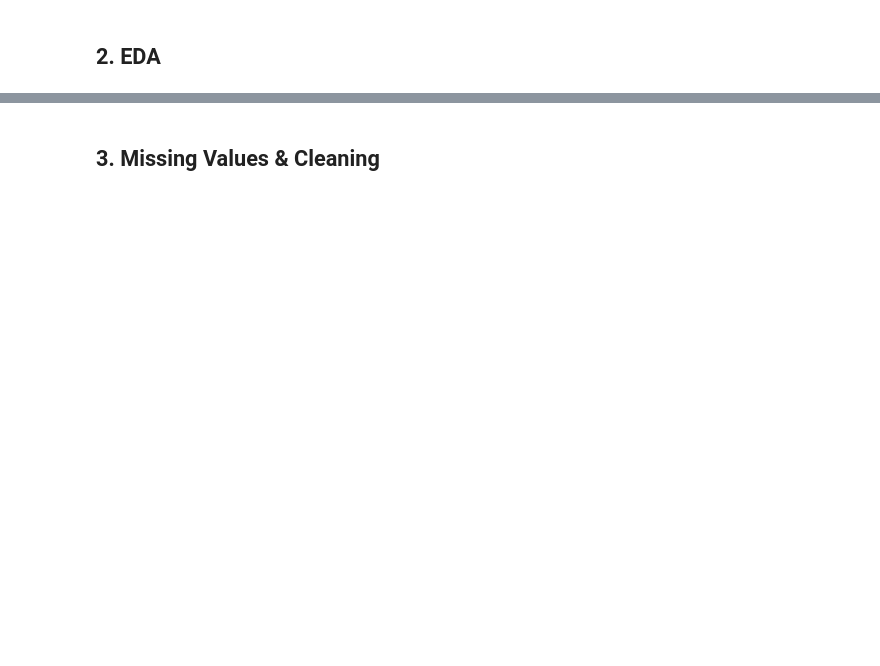
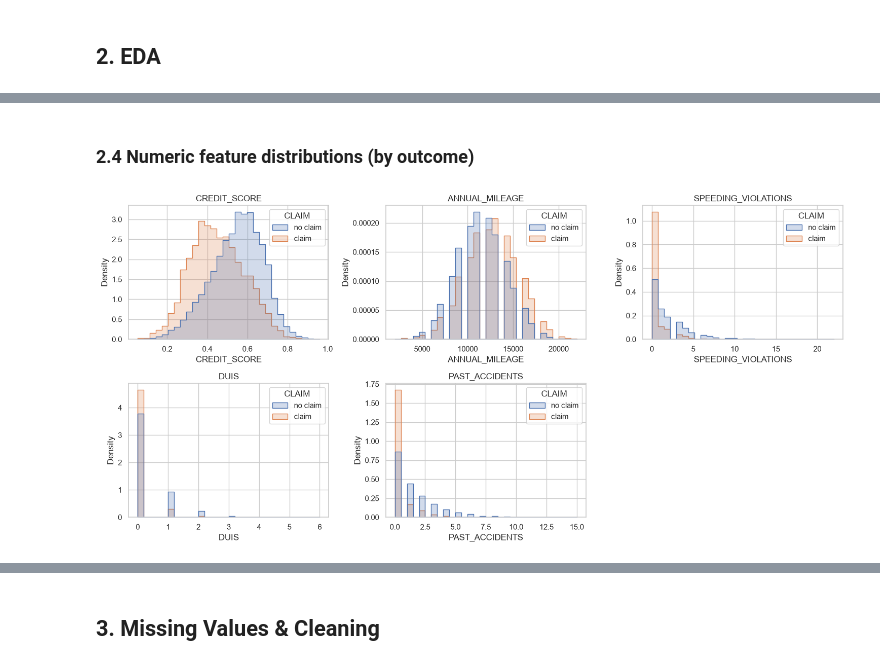
Before and after one commit to Ahmed-log11/Deep_Learning_Project, a Jupyter notebook: notebooks/dev/01_data_preprocessing.ipynb, the cells around one changed output, grey strips where cells are left out. Drawn from its saved outputs; the diff is of its cells as text; code cells hidden in the pictures; blank space fills up the shorter version.

```diff
--- a/notebooks/dev/01_data_preprocessing.ipynb
+++ b/notebooks/dev/01_data_preprocessing.ipynb
@@ -43,0 +301,16 @@ def load_splits():
+# %% [markdown]
+### 2.4 Numeric feature distributions (by outcome)
+# %%
+num_cols = groups["numeric"]
+if num_cols:
+    tmp = df.assign(CLAIM=df[TARGET].map({0: "no claim", 1: "claim"}))
+    ncols = min(3, len(num_cols)); nrows = int(np.ceil(len(num_cols) / ncols))
+    fig, axes = plt.subplots(nrows, ncols, figsize=(5 * ncols, 3.6 * nrows), squeeze=False)
+    for ax, c in zip(axes.ravel(), num_cols):
+        sns.histplot(data=tmp, x=c, hue="CLAIM", bins=30, element="step", stat="density", common_norm=False, ax=ax)
+        ax.set_title(c)
+    for ax in axes.ravel()[len(num_cols):]:
+        ax.set_visible(False)
+    savefig("03_numeric_distributions.png")
+# %% [output]
+[figure, added]
```
Also changed, not shown: parts of 46 cells of this notebook, 18 other files.
